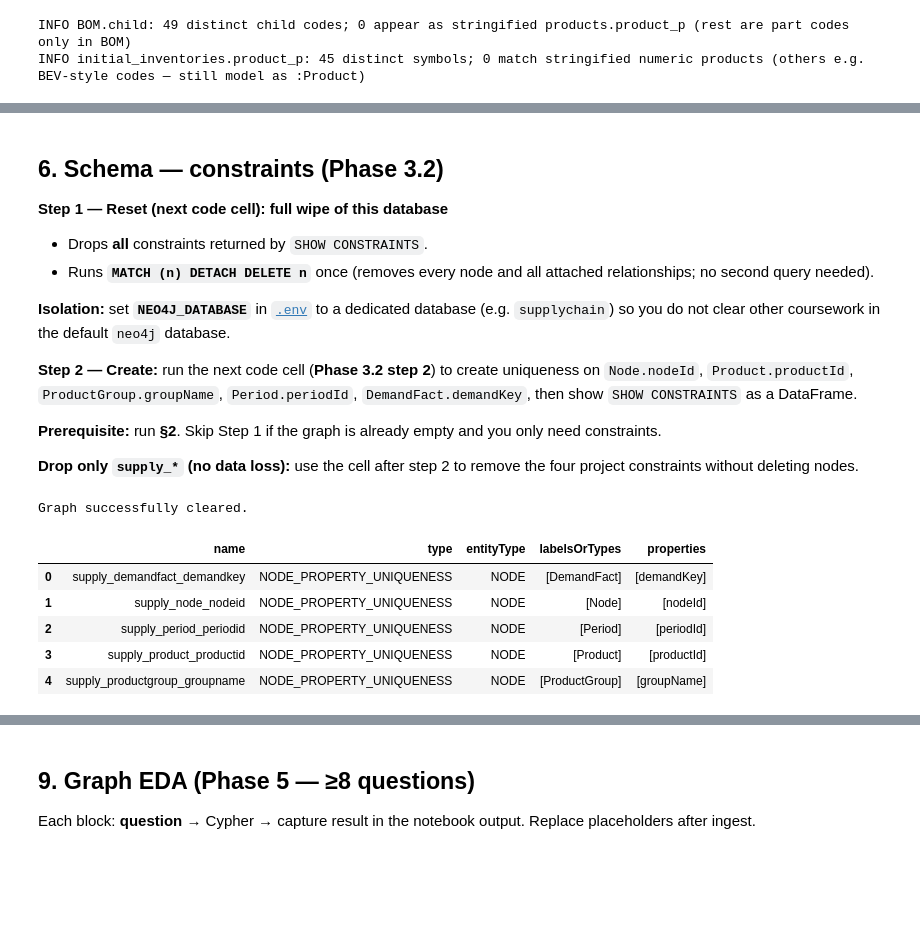
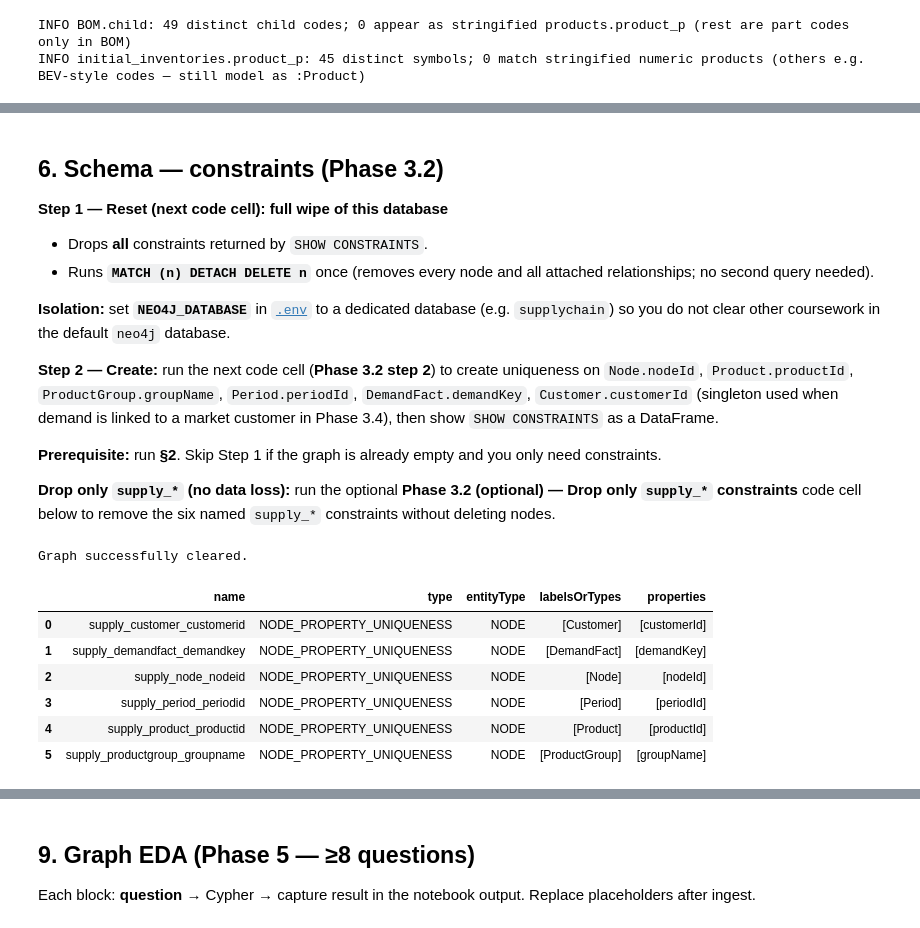
Before and after one commit to PeterMangoro/neo4j, a Jupyter notebook: finalProject/AutomotiveSupplyChain_Work.ipynb, the cells around one changed output, grey strips where cells are left out. Cells and saved outputs as stored; diff of their text form; code cells hidden in the pictures; blank space fills up the shorter version.

```diff
--- a/finalProject/AutomotiveSupplyChain_Work.ipynb
+++ b/finalProject/AutomotiveSupplyChain_Work.ipynb
@@ -46,10 +46,9 @@ load_dotenv(ROOT / ".env")
 uri = os.environ.get("NEO4J_URI", "bolt://localhost:7687").strip()
 user = os.environ.get("NEO4J_USER", "neo4j").strip()
 password = os.environ.get("NEO4J_PASSWORD", "")
-# Optional: Neo4j 4+ database name (e.g. `supplychain`) so this notebook only touches that graph.
 NEO4J_DATABASE = os.environ.get("NEO4J_DATABASE", "").strip() or None
 
-driver = GraphDatabase.driver(uri, auth=basic_auth(user, password))
+driver = GraphDatabase.driver(uri, auth=basic_auth(user, password), database=NEO4J_DATABASE)
 driver.verify_connectivity()
 print("Connected:", uri, "| database:", NEO4J_DATABASE or "(default)")
 
@@ -63,6 +62,5 @@ def run_query(query, parameters=None):
         return pd.DataFrame([dict(record) for record in result])
 
 
-# Example (read-only):
 run_query("RETURN 1 AS ok")
 # %% [output]
@@ -343,11 +356,11 @@ INFO initial_inventories.product_p: 45 distinct symbols; 0 match stringified num
 
 **Isolation:** set **`NEO4J_DATABASE`** in [`.env`](.env) to a dedicated database (e.g. `supplychain`) so you do not clear other coursework in the default `neo4j` database.
 
-**Step 2 — Create:** run the next code cell (**Phase 3.2 step 2**) to create uniqueness on `Node.nodeId`, `Product.productId`, `ProductGroup.groupName`, `Period.periodId`, `DemandFact.demandKey`, then show `SHOW CONSTRAINTS` as a DataFrame.
+**Step 2 — Create:** run the next code cell (**Phase 3.2 step 2**) to create uniqueness on `Node.nodeId`, `Product.productId`, `ProductGroup.groupName`, `Period.periodId`, `DemandFact.demandKey`, `Customer.customerId` (singleton used when demand is linked to a market customer in Phase 3.4), then show `SHOW CONSTRAINTS` as a DataFrame.
 
 **Prerequisite:** run **§2**. Skip Step 1 if the graph is already empty and you only need constraints.
 
-**Drop only `supply_*` (no data loss):** use the cell after step 2 to remove the four project constraints without deleting nodes.
+**Drop only `supply_*` (no data loss):** run the optional **Phase 3.2 (optional) — Drop only `supply_*` constraints** code cell below to remove the six named `supply_*` constraints without deleting nodes.
 # %%
 # Phase 3.2 — Step 1: full reset (this Neo4j database only — see NEO4J_DATABASE in .env)
 # Drops ALL constraints, then MATCH (n) DETACH DELETE n. Run §2 first.
@@ -379,35 +392,37 @@ Graph successfully cleared.
 # %%
 # Phase 3.2 (step 2) — create supply-chain uniqueness constraints
 
 
 constraint_cypher = [
     "CREATE CONSTRAINT supply_node_nodeid IF NOT EXISTS FOR (n:Node) REQUIRE n.nodeId IS UNIQUE",
     "CREATE CONSTRAINT supply_product_productid IF NOT EXISTS FOR (p:Product) REQUIRE p.productId IS UNIQUE",
     "CREATE CONSTRAINT supply_productgroup_groupname IF NOT EXISTS FOR (g:ProductGroup) REQUIRE g.groupName IS UNIQUE",
     "CREATE CONSTRAINT supply_period_periodid IF NOT EXISTS FOR (t:Period) REQUIRE t.periodId IS UNIQUE",
     "CREATE CONSTRAINT supply_demandfact_demandkey IF NOT EXISTS FOR (f:DemandFact) REQUIRE f.demandKey IS UNIQUE",
+    "CREATE CONSTRAINT supply_customer_customerid IF NOT EXISTS FOR (c:Customer) REQUIRE c.customerId IS UNIQUE",
 ]
 
 for stmt in constraint_cypher:
     run_query(stmt)
 
 display(
     run_query(
         """
     SHOW CONSTRAINTS
     YIELD name, type, entityType, labelsOrTypes, properties
     RETURN name, type, entityType, labelsOrTypes, properties
     ORDER BY name
     """
     )
 )
 # %% [output]
 |  | name | type | entityType | labelsOrTypes | properties |
-| 0 | supply_demandfact_demandkey | NODE_PROPERTY_UNIQUENESS | NODE | [DemandFact] | [demandKey] |
-| 1 | supply_node_nodeid | NODE_PROPERTY_UNIQUENESS | NODE | [Node] | [nodeId] |
-| 2 | supply_period_periodid | NODE_PROPERTY_UNIQUENESS | NODE | [Period] | [periodId] |
-| 3 | supply_product_productid | NODE_PROPERTY_UNIQUENESS | NODE | [Product] | [productId] |
-| 4 | supply_productgroup_groupname | NODE_PROPERTY_UNIQUENESS | NODE | [ProductGroup] | [groupName] |
+| 0 | supply_customer_customerid | NODE_PROPERTY_UNIQUENESS | NODE | [Customer] | [customerId] |
+| 1 | supply_demandfact_demandkey | NODE_PROPERTY_UNIQUENESS | NODE | [DemandFact] | [demandKey] |
+| 2 | supply_node_nodeid | NODE_PROPERTY_UNIQUENESS | NODE | [Node] | [nodeId] |
+| 3 | supply_period_periodid | NODE_PROPERTY_UNIQUENESS | NODE | [Period] | [periodId] |
+| 4 | supply_product_productid | NODE_PROPERTY_UNIQUENESS | NODE | [Product] | [productId] |
+| 5 | supply_productgroup_groupname | NODE_PROPERTY_UNIQUENESS | NODE | [ProductGroup] | [groupName] |
 # %% [markdown]
 ## 7. Ingest — staged `LOAD CSV` (Phase 3)
 
```
Also changed, not shown: parts of 14 cells of this notebook, 8 other files.
